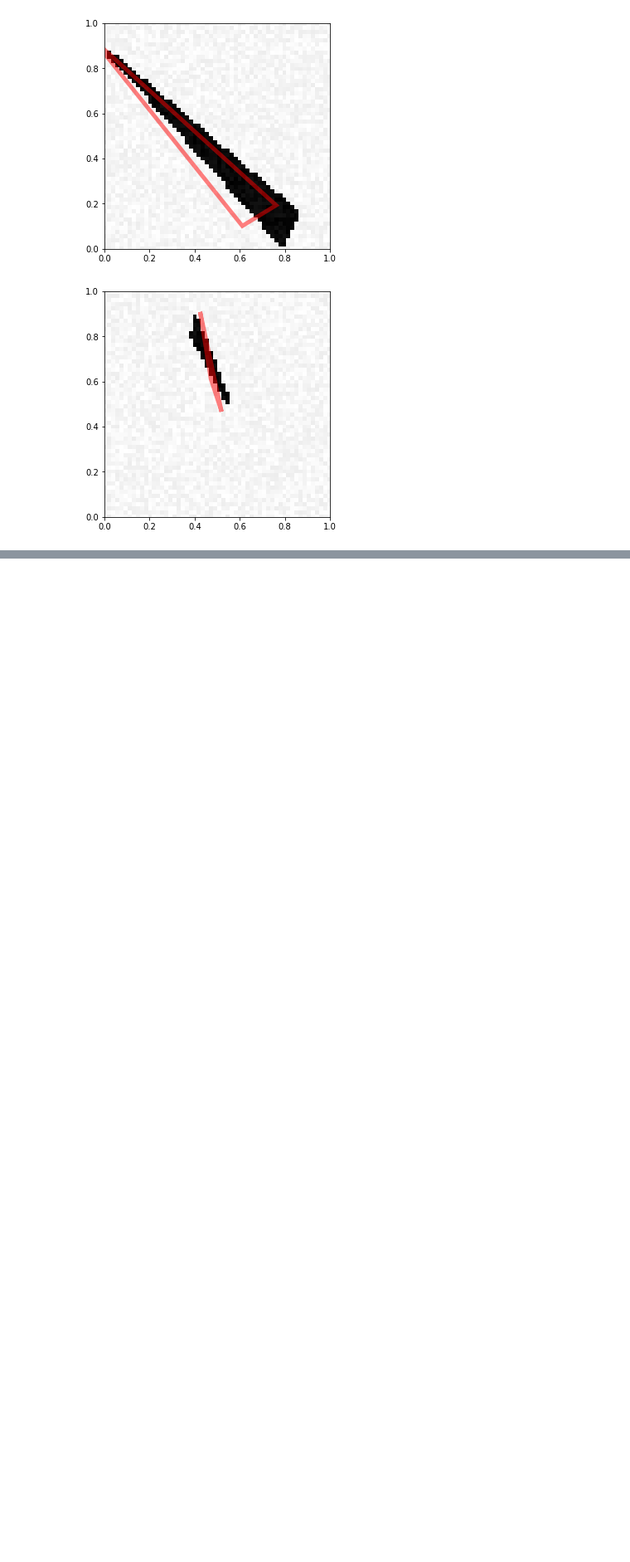
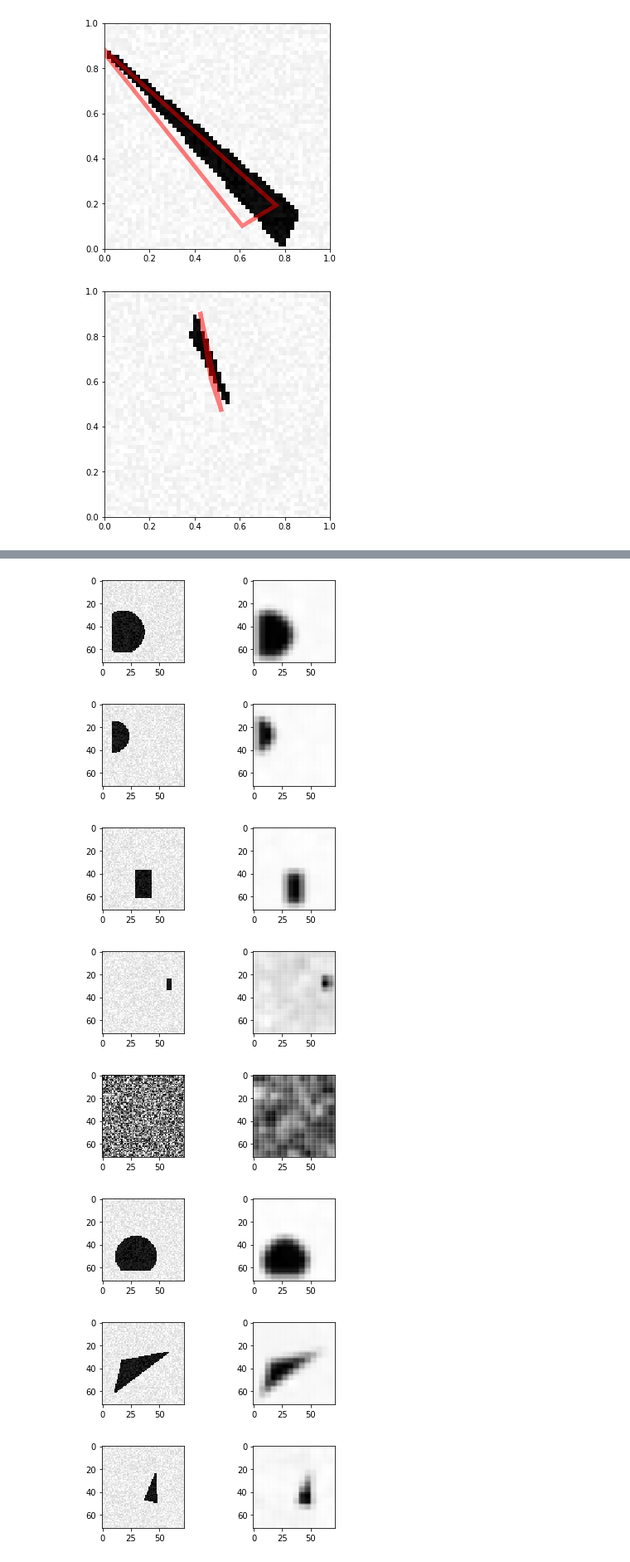
Before and after one commit to eloiseberthier/Deep_learning_MVA, a Jupyter notebook: MP1_Vision_BERTHIER.ipynb, the cells around one changed output, grey strips where cells are left out. Shown: that part at 83% size. Drawn from its saved outputs; the diff is of its cells as text; code cells hidden in the pictures; blank space fills up the shorter version.

```diff
--- a/MP1_Vision_BERTHIER.ipynb
+++ b/MP1_Vision_BERTHIER.ipynb
@@ -465,0 +486,4 @@ for i in range(10):
+# %%
+Xt, Yt = generate_dataset_pair(500, 50, True)
+Xt = Xt.reshape((-1, 72, 72, 1))
+Yt = Yt.reshape((-1, 72, 72, 1))
@@ -465,0 +542,9 @@ for i in range(10):
+# %%
+opt = optimizers.adam(lr=.01, decay=1e-6)
+hmodel.compile(optimizer=opt, loss='mean_squared_error', metrics=['mean_squared_error'])
+
+history = hmodel.fit(X, Y, batch_size=batch_size, epochs=nb_epoch,
+                    verbose=1, validation_data=(Xt, Yt))
+score = hmodel.evaluate(Xt, Yt, verbose=1)
+print('Test score:', score[0])
+print('Test accuracy:', score[1])
@@ -465,0 +569,18 @@ for i in range(10):
+# %%
+pred = hmodel.predict(Xt[:10])
+# %%
+for i in range(10):
+    plt.figure()
+    plt.subplot(221)
+    plt.imshow(Xt[i].reshape(72,72), cmap='gray')
+    plt.subplot(222)
+    plt.imshow(pred[i].reshape(72,72), cmap='gray')
+# %% [output]
+[figure, added]
+[figure, added]
+[figure, added]
+[figure, added]
+[figure, added]
+[figure, added]
+[figure, added]
+[figure, added]
```
Also changed, not shown: parts of 10 cells of this notebook, 1 other file.
